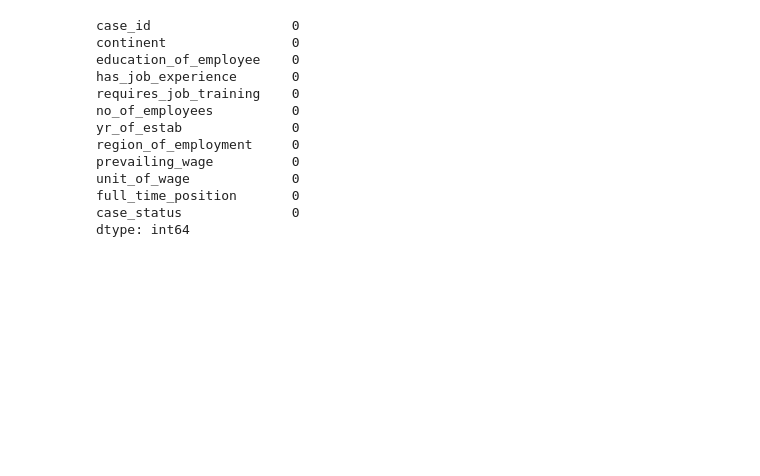
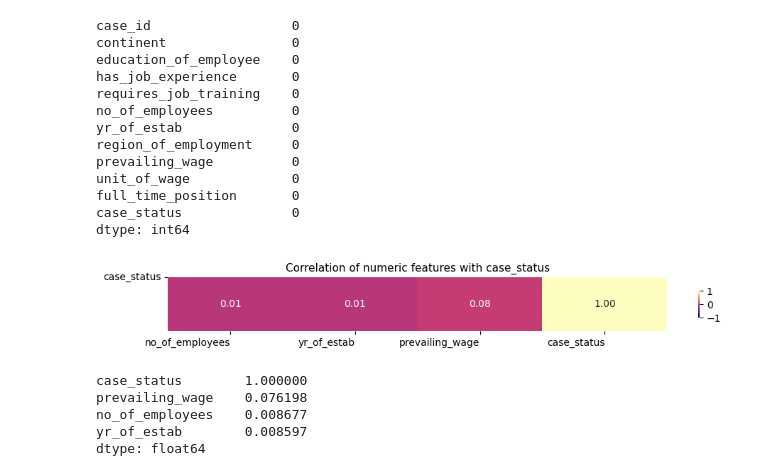
Before and after one commit to hassanmajaro/ai_engineering_tasks, a Jupyter notebook: week14/exam_demo/eda_on_easy_visa.ipynb, the cells around one changed output. Cells and saved outputs as stored; diff of their text form; code cells hidden in the pictures; blank space fills up the shorter version.

```diff
--- a/week14/exam_demo/eda_on_easy_visa.ipynb
+++ b/week14/exam_demo/eda_on_easy_visa.ipynb
@@ -317,35 +307,47 @@ unit_of_wage             0
 full_time_position       0
 case_status              0
 dtype: int64
+# %%
+# encoding target column since it's categorical
+df['case_status'] = df['case_status'].map({"Denied": 0, "Certified": 1})
 # %%
-def correlation_with_target(df, target_col, figsize = (7, 4)):
+def correlation_with_target(data, target_col, figsize = (8, 4)):
     "plots a heatmap showing the correlation of each numeric feature against target_col"
 
     # correlations of every numeric column with the target column
-    corrs = df[categorical_cols].corrwith(df['case_status']).drop(target_col)
 
-    corrs_df = corrs.to_frame(name = 'corr').T
+    numeric_cols = data.select_dtypes(include = ["int64", "float64"]).columns
+    corrs = data[numeric_cols].corrwith(data['case_status'])
+
+    corrs_df = corrs.to_frame(name = "corr").T
 
     plt.figure(figsize=figsize)
     sns.heatmap(
         corrs_df,
-        annot=True,
-        fmt=".3f",
-        cmap="coolwarm",
+        annot = True,
+        fmt = ".2f",
+        cmap = "magma",
         center = 0,
         vmin = -1,
         vmax = 1,
         cbar_kws = {"orientation": "vertical", "shrink": 0.5}
     )
 
-    plt.xticks(rotation = 0, ha='right')
+    plt.xticks(ha='right')
     plt.yticks([0], [target_col], rotation = 0)
     plt.title(f"Correlation of numeric features with {target_col}", fontsize = 11)
     plt.tight_layout()
     plt.show()
 
     # sorted correlation for downstream use
-    return corrs.reindex(corrs.abs().sort_values(ascending=False).index)
+    return corrs.reindex(corrs.abs().sort_values(ascending = False).index)
 # %%
 corr_series = correlation_with_target(df, 'case_status', figsize = (10, 1.5))
-(corr_series)
+print(corr_series)
+# %% [output]
+[figure, added]
+case_status        1.000000
+prevailing_wage    0.076198
+no_of_employees    0.008677
+yr_of_estab        0.008597
+dtype: float64
```
Also changed, not shown: parts of 15 cells of this notebook, 3 other files.
